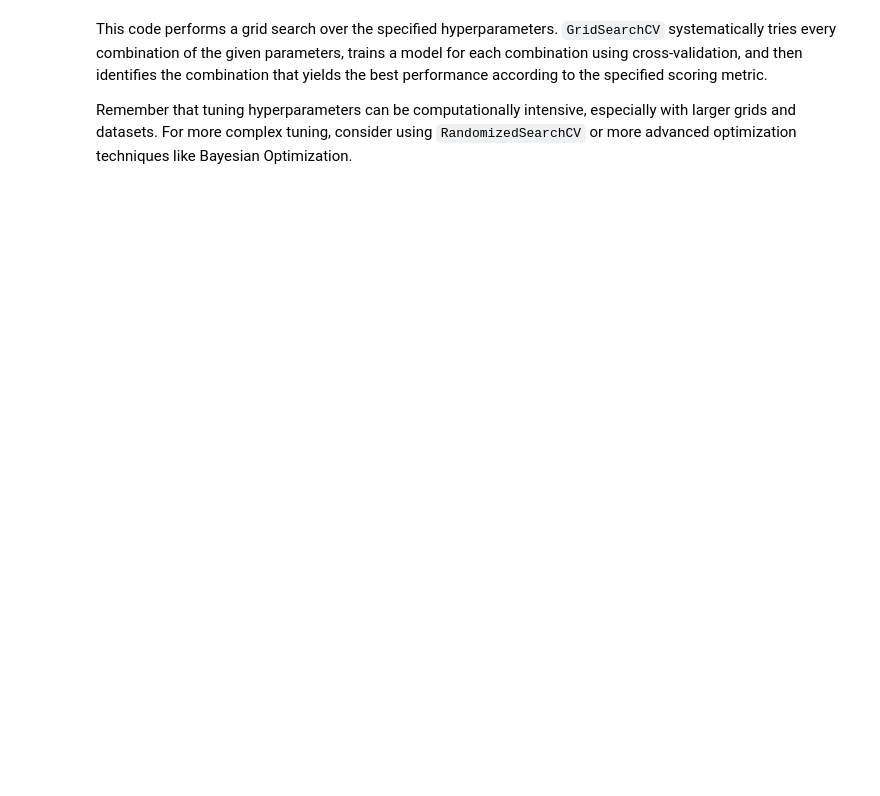
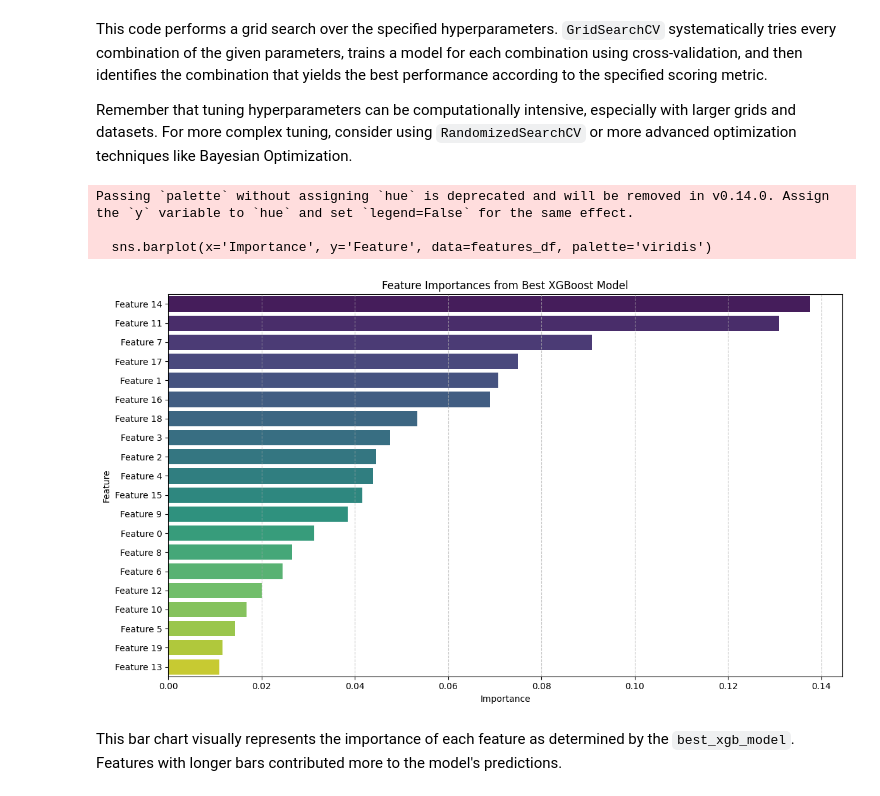
Before and after one commit to amit-sahu-a11y/ML_projects_for_practice, a Jupyter notebook: XGBoost_model.ipynb, the cells around one changed output. Cells and saved outputs as stored; diff of their text form; code cells hidden in the pictures; blank space fills up the shorter version.

Commit message:
Visualize the feature importances of the best_xgb_model

```diff
--- a/XGBoost_model.ipynb
+++ b/XGBoost_model.ipynb
@@ -119,3 +124,36 @@ Fitting 3 folds for each of 27 candidates, totalling 81 fits
 This code performs a grid search over the specified hyperparameters. `GridSearchCV` systematically tries every combination of the given parameters, trains a model for each combination using cross-validation, and then identifies the combination that yields the best performance according to the specified scoring metric.
 
 Remember that tuning hyperparameters can be computationally intensive, especially with larger grids and datasets. For more complex tuning, consider using `RandomizedSearchCV` or more advanced optimization techniques like Bayesian Optimization.
+# %%
+import matplotlib.pyplot as plt
+import seaborn as sns
+import pandas as pd
+
+# Get feature importances from the best model
+feature_importances = best_xgb_model.feature_importances_
+
+# Create a DataFrame for easier plotting
+features_df = pd.DataFrame({
+    'Feature': [f'Feature {i}' for i in range(len(feature_importances))],
+    'Importance': feature_importances
+})
+
+# Sort by importance for better visualization
+features_df = features_df.sort_values(by='Importance', ascending=False)
+
+# Create the bar plot
+fig = plt.figure(figsize=(12, 7))
+sns.barplot(x='Importance', y='Feature', hue='Feature', data=features_df, palette='viridis', legend=False)
+plt.title('Feature Importances from Best XGBoost Model')
+plt.xlabel('Importance')
+plt.ylabel('Feature')
+plt.grid(axis='x', linestyle='--', alpha=0.7)
+plt.tight_layout()
+plt.show()
+# %% [output]
+Passing `palette` without assigning `hue` is deprecated and will be removed in v0.14.0. Assign the `y` variable to `hue` and set `legend=False` for the same effect.
+
+  sns.barplot(x='Importance', y='Feature', data=features_df, palette='viridis')
+[figure, added]
+# %% [markdown]
+This bar chart visually represents the importance of each feature as determined by the `best_xgb_model`. Features with longer bars contributed more to the model's predictions.
```
Also changed, not shown: parts of 1 cell of this notebook.
